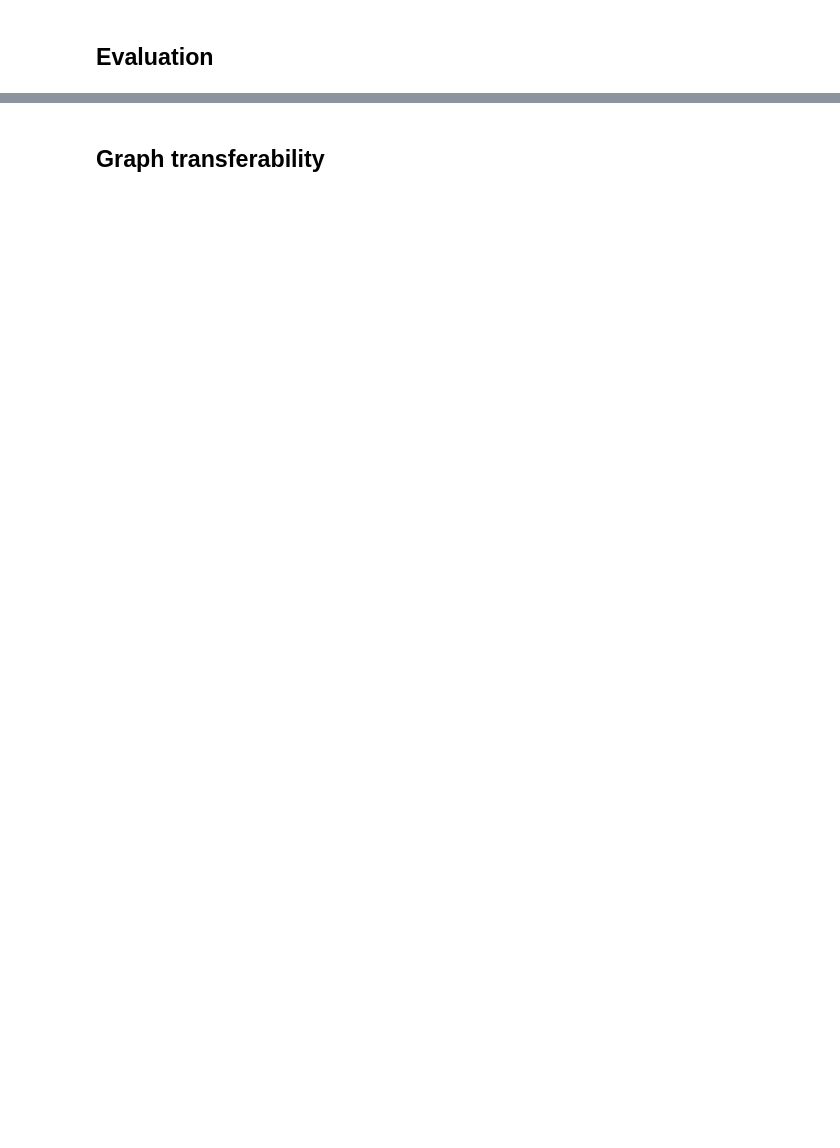
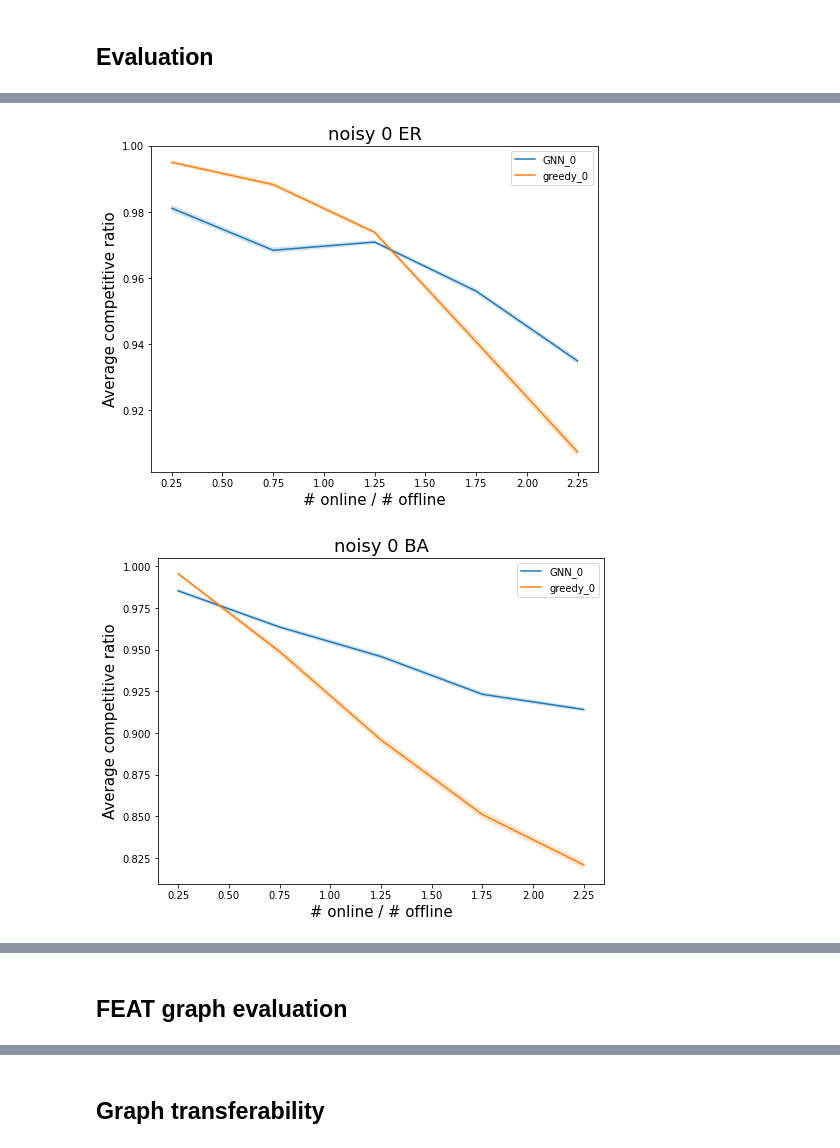
Before and after one commit to anders-wikum/GNN-OBM, a Jupyter notebook: notebooks/base_learner.ipynb, the cells around one changed output, grey strips where cells are left out. Drawn from its saved outputs; the diff is of its cells as text; code cells hidden in the pictures; blank space fills up the shorter version.

Commit message:
Add noise robustness pipeline + experiments

```diff
--- a/notebooks/base_learner.ipynb
+++ b/notebooks/base_learner.ipynb
@@ -183,11 +203,9 @@ founex = get_location_graph("Founex, Switzerland")
 carmel = get_location_graph("Carmel, Indiana, USA")
 geneva = get_location_graph("Geneva, Switzerland")
 # %%
-#TODO PUT BACK TO REGRESSION
-#!!!!!!!!!!!!!!!!!!!!!!!!!!!
 args = {
     'processor':         'GENConv',
-    'head':              'classification',
+    'head':              'regression',
     'num_layers':        2,
     'num_mlp_layers':    2,
     'aggr':              'max',
@@ -441,0 +512,25 @@ Thresholded greedy: 0.8402
+# %%
+import matplotlib.pyplot as plt
+
+ratios = [x/y for (x,y) in node_configs]
+
+for graph_type, comp_ratios in data.items():
+    aggregated_ratios = {}
+
+    for trial_ratios in comp_ratios:
+        for model, ratio_values in trial_ratios.items():
+            current_ratios = aggregated_ratios.get(model, [])
+            current_ratios.append(np.array(ratio_values).mean())
+            aggregated_ratios[model] = current_ratios
+
+    fig = plt.figure(figsize=(8,6))
+    for model, model_ratios in aggregated_ratios.items():
+        plt.plot(ratios, model_ratios, label=model)
+
+    title = f"{graph_type}"
+    plt.title(title)
+    plt.xlabel('# online / # offline')
+    plt.ylabel('Average competitive ratio')
+    plt.legend()
+    plt.savefig(f"data/17_01_2024_{title}_no_probabilities.png")
+    plt.show()
@@ -441,0 +622,3 @@ Thresholded greedy: 0.8402
+# %%
+noise_values = [0, 0.1, 0.2, 0.5, 10]
+models = create_noise_robust_models(noise_values)
@@ -441,0 +722,7 @@ Thresholded greedy: 0.8402
+# %%
+from util import _plot_approx_ratios
+for noise_value in noise_values:
+	_plot_approx_ratios(ratios, data[noise_value], lambda graph_type: f"noisy {noise_value} {graph_type}", confidence = 0.95)
+# %% [output]
+[figure, added]
+[figure, added]
@@ -442,3 +737,5 @@ Thresholded greedy: 0.8402
+# %% [markdown]
+## FEAT graph evaluation
 # %%
 num_trials = 40
 node_configs = [(x, 16) for x in np.arange(4, 64, 8)]
```
Also changed, not shown: parts of 27 cells of this notebook, 9 other files.
